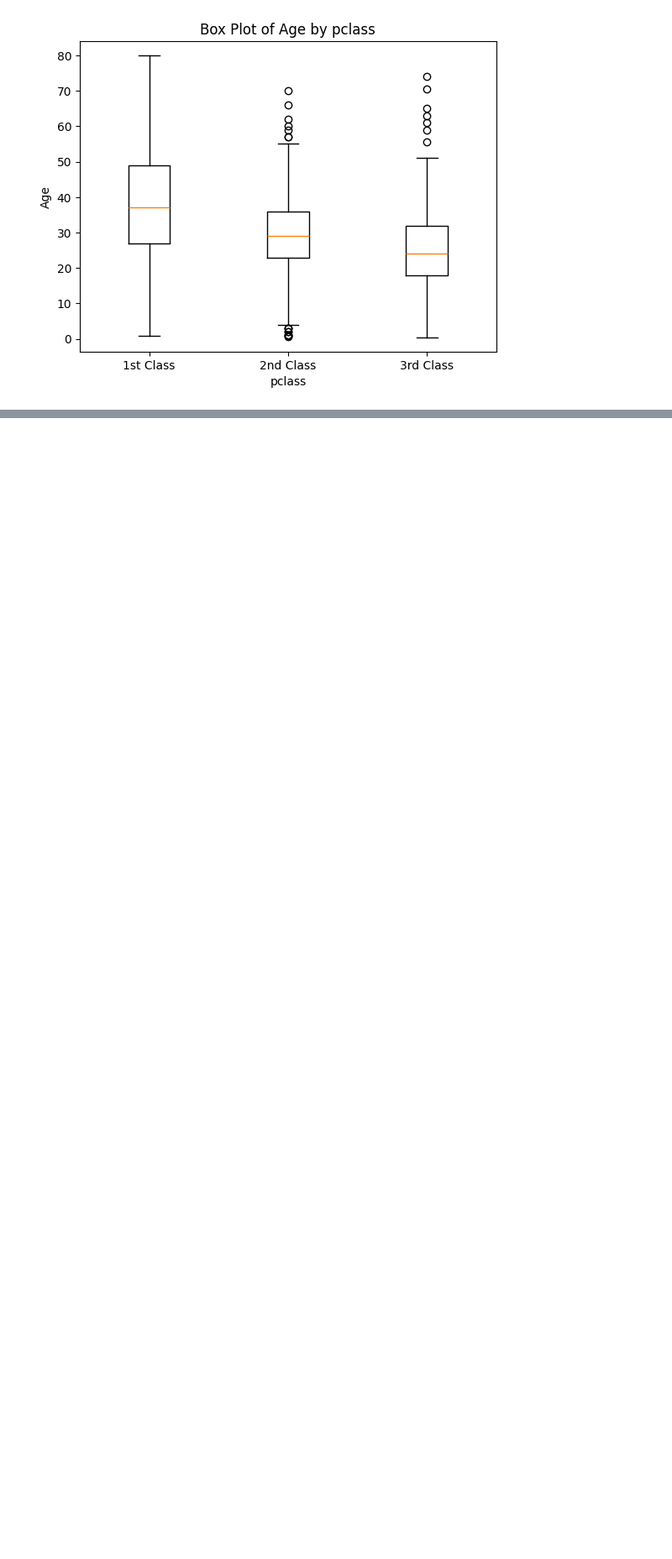
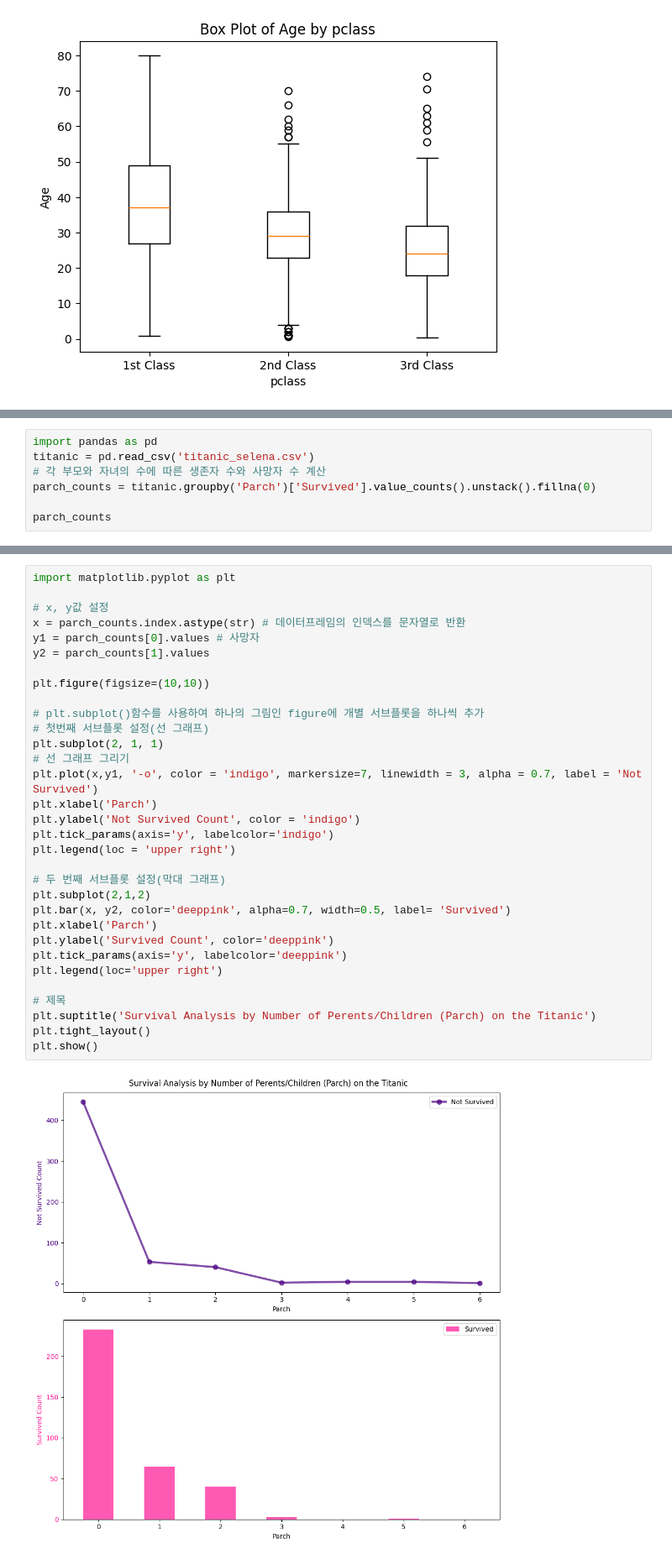
Before and after one commit to yj4976s-cpu/AI_26, a Jupyter notebook: 맷플롯립_공부.ipynb, the cells around one changed output, grey strips where cells are left out. Shown at 84% size. Saved outputs shown, nothing was run; the diff lists cells and outputs as text; blank space fills up the shorter version.

```diff
--- a/맷플롯립_공부.ipynb
+++ b/맷플롯립_공부.ipynb
@@ -586,0 +691,7 @@ plt.show()
+# %%
+import pandas as pd
+titanic = pd.read_csv('titanic_selena.csv')
+# 각 부모와 자녀의 수에 따른 생존자 수와 사망자 수 계산
+parch_counts = titanic.groupby('Parch')['Survived'].value_counts().unstack().fillna(0)
+
+parch_counts
@@ -586,0 +708,34 @@ plt.show()
+# %%
+import matplotlib.pyplot as plt
+
+# x, y값 설정
+x = parch_counts.index.astype(str) # 데이터프레임의 인덱스를 문자열로 반환
+y1 = parch_counts[0].values # 사망자
+y2 = parch_counts[1].values
+
+plt.figure(figsize=(10,10))
+
+# plt.subplot()함수를 사용하여 하나의 그림인 figure에 개별 서브플롯을 하나씩 추가
+# 첫번째 서브플롯 설정(선 그래프)
+plt.subplot(2, 1, 1)
+# 선 그래프 그리기
+plt.plot(x,y1, '-o', color = 'indigo', markersize=7, linewidth = 3, alpha = 0.7, label = 'Not Survived')
+plt.xlabel('Parch')
+plt.ylabel('Not Survived Count', color = 'indigo')
+plt.tick_params(axis='y', labelcolor='indigo')
+plt.legend(loc = 'upper right')
+
+# 두 번째 서브플롯 설정(막대 그래프)
+plt.subplot(2,1,2)
+plt.bar(x, y2, color='deeppink', alpha=0.7, width=0.5, label= 'Survived')
+plt.xlabel('Parch')
+plt.ylabel('Survived Count', color='deeppink')
+plt.tick_params(axis='y', labelcolor='deeppink')
+plt.legend(loc='upper right')
+
+# 제목
+plt.suptitle('Survival Analysis by Number of Perents/Children (Parch) on the Titanic')
+plt.tight_layout()
+plt.show()
+# %% [output]
+[figure, added]
```
Also changed, not shown: parts of 17 cells of this notebook.
